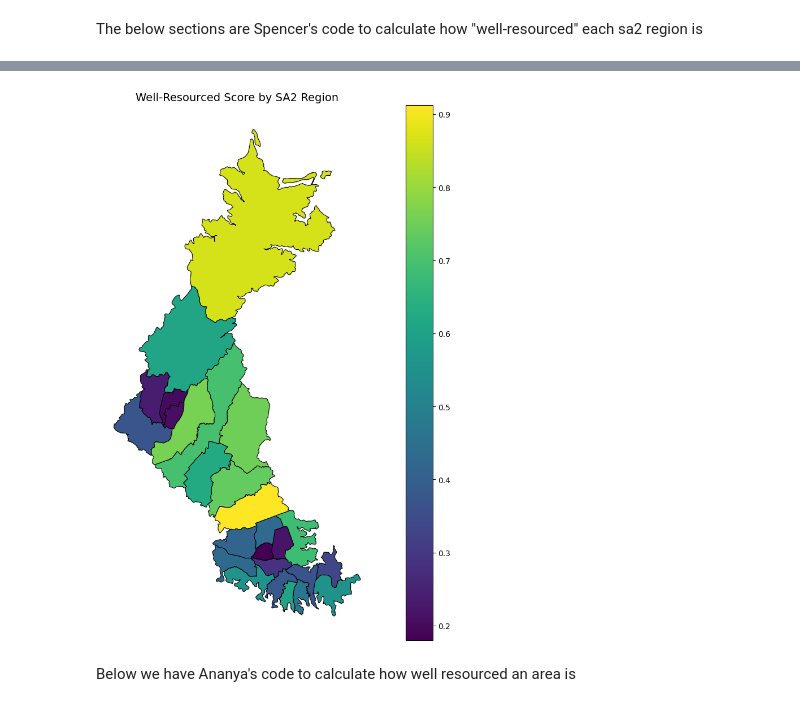
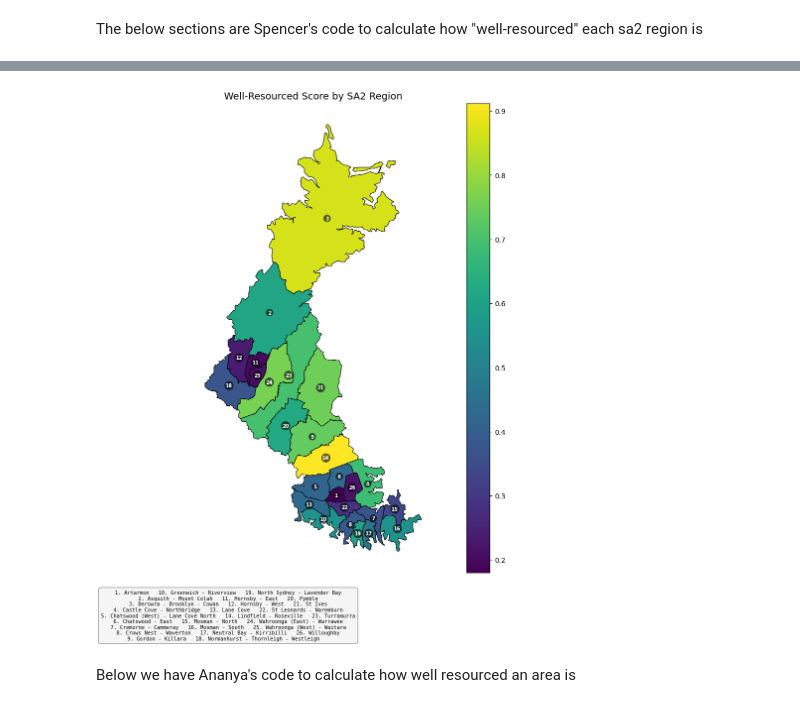
Before and after one commit to Ronnie-711/DATA2001_assignment, a Jupyter notebook: assignment.ipynb, the cells around one changed output, grey strips where cells are left out. Drawn from its saved outputs; the diff is of its cells as text; code cells hidden in the pictures.

Commit message:
added legend to label each sa2 region in well-resourced score map

```diff
--- a/assignment.ipynb
+++ b/assignment.ipynb
@@ -1764,38 +1764,85 @@ per_sa2_counts_spencer
 | 24 | 121011682 | Artarmon | 38 | -1.374283 | 0.201929 | 57.0 | -1.517189 | ... |
 | 25 | 121021577 | Hornsby - East | 36 | -1.426030 | 0.193718 | 65.0 | -1.383073 | ... |
 # %%
-fig, ax = plt.subplots(figsize=(12, 10))
+fig, ax = plt.subplots(figsize=(14, 10))
 
 # Merge shapefile with scores
 sa2_plot = sa2_boundaries_spencer.merge(
     per_sa2_counts_spencer[["sa2_code", "weighted_well_resourced_value"]],
     left_on="SA2_CODE21",
     right_on="sa2_code",
     how="left"
 )
 
 # Plot choropleth
 sa2_plot.plot(
     ax=ax,
     column="weighted_well_resourced_value",
     cmap="viridis",
     linewidth=0.8,
     edgecolor="black",
     legend=True,
     missing_kwds={"color": "lightgrey", "label": "No data"}
 )
 
-ax.set_title(
-    "Well-Resourced Score by SA2 Region",
-    fontsize=14
+# Sort regions for consistent numbering (e.g. by name)
+sa2_plot = sa2_plot.reset_index(drop=True)
+name_col = "SA2_NAME21" if "SA2_NAME21" in sa2_plot.columns else "sa2_code"
+sa2_plot_sorted = sa2_plot.sort_values(name_col).reset_index(drop=True)
+
+# Add numbered labels at centroids
+for i, row in sa2_plot_sorted.iterrows():
+    centroid = row.geometry.centroid
+    number = i + 1
+    ax.annotate(
+        text=str(number),
+        xy=(centroid.x, centroid.y),
+        ha="center",
+        va="center",
+        fontsize=7,
+        fontweight="bold",
+        color="white",
+        bbox=dict(boxstyle="circle,pad=0.25", fc="black", alpha=0.6, lw=0)
+    )
+
+ax.set_title("Well-Resourced Score by SA2 Region", fontsize=14)
+ax.set_axis_off()
+
+# Build legend table below the map
+legend_labels = [
+    f"{i + 1}. {row[name_col]}"
+    for i, row in sa2_plot_sorted.iterrows()
+]
+
+# Split into columns
+n_cols = 3
+n_rows = -(-len(legend_labels) // n_cols)  # ceiling division
+col_chunks = [legend_labels[i * n_rows:(i + 1) * n_rows] for i in range(n_cols)]
+
+# Pad shorter columns
+for col in col_chunks:
+    while len(col) < n_rows:
+        col.append("")
+
+legend_text = "\n".join(
+    "   ".join(col_chunks[c][r] for c in range(n_cols))
+    for r in range(n_rows)
 )
 
-ax.set_axis_off()
+fig.text(
+    0.5, -0.02,
+    legend_text,
+    ha="center",
+    va="top",
+    fontsize=7.5,
+    family="monospace",
+    bbox=dict(boxstyle="round,pad=0.5", fc="whitesmoke", ec="grey", lw=0.8)
+)
 
 plt.tight_layout()
 plt.show()
 # %% [output]
-[figure, old version]
+[figure, new version]
 # %% [markdown]
 Below we have Ananya's code to calculate how well resourced an area is
 # %% [markdown]
```
